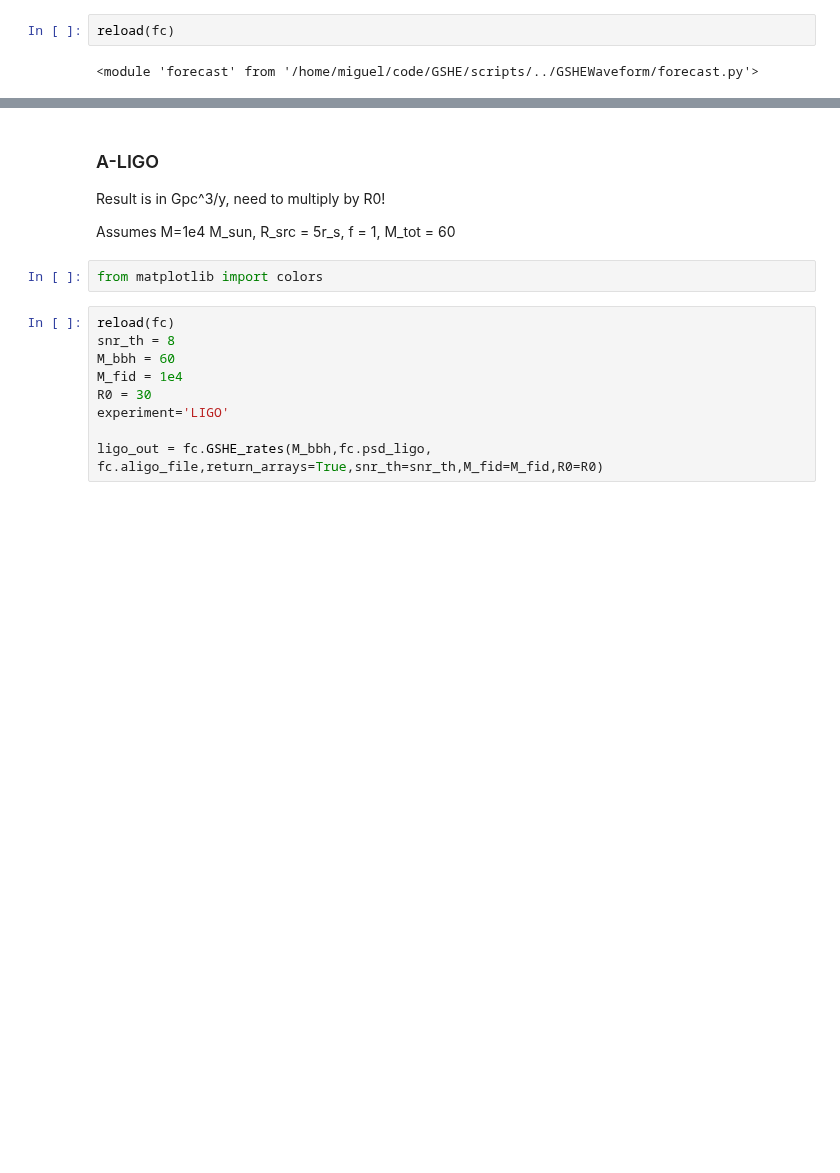
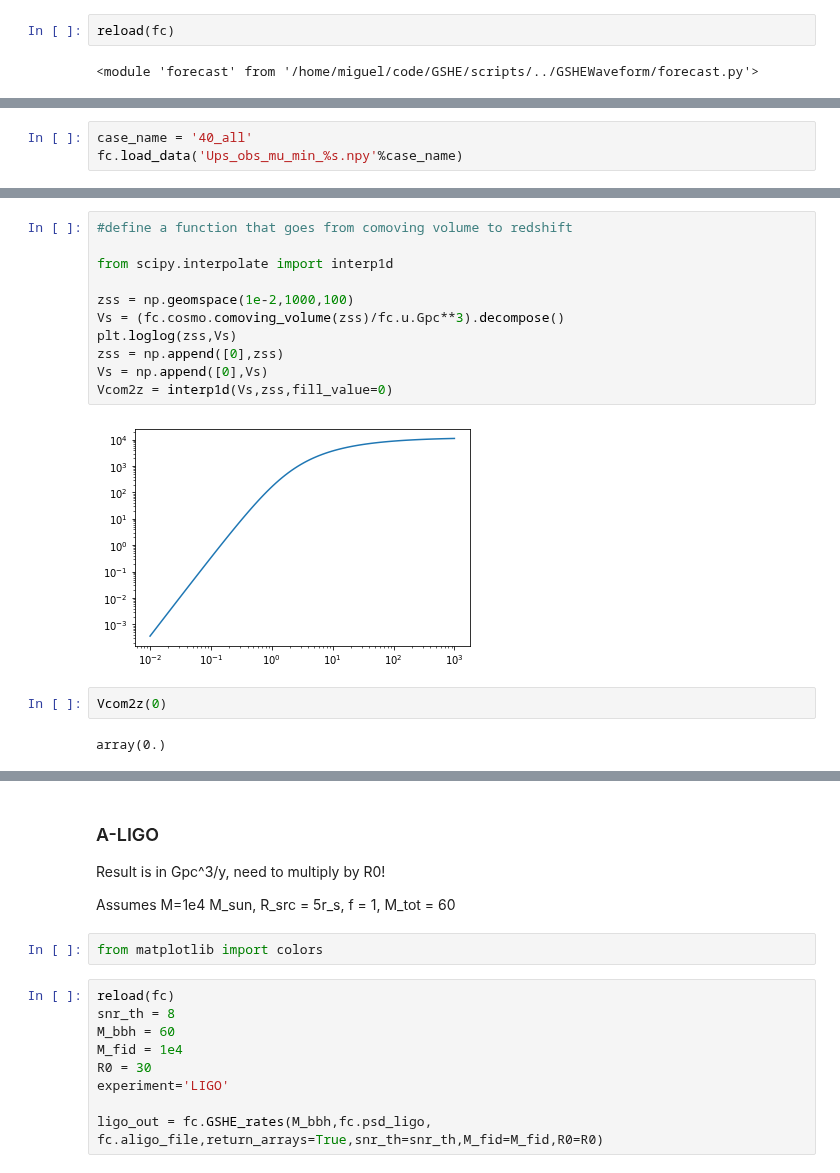
Before and after one commit to Richard-Sti/GSHE_public, a Jupyter notebook: scripts/prospective_constraints.ipynb, the cells around one changed output, grey strips where cells are left out. Saved outputs shown, nothing was run; the diff lists cells and outputs as text; blank space fills up the shorter version.

```diff
--- a/scripts/prospective_constraints.ipynb
+++ b/scripts/prospective_constraints.ipynb
@@ -406,0 +425,3 @@ reload(fc)
+# %%
+case_name = '40_all'
+fc.load_data('Ups_obs_mu_min_%s.npy'%case_name)
@@ -503,0 +498,17 @@ dict_keys(['SNR_th', 'M_fid', 'psd_file', 'M_bbh', 'GSHE_volume [Gpc^3]', 'R0',
+# %%
+#define a function that goes from comoving volume to redshift
+
+from scipy.interpolate import interp1d
+
+zss = np.geomspace(1e-2,1000,100)
+Vs = (fc.cosmo.comoving_volume(zss)/fc.u.Gpc**3).decompose()
+plt.loglog(zss,Vs)
+zss = np.append([0],zss)
+Vs = np.append([0],Vs)
+Vcom2z = interp1d(Vs,zss,fill_value=0)
+# %% [output]
+[figure, added]
+# %%
+Vcom2z(0)
+# %% [output]
+array(0.)
```
Also changed, not shown: parts of 34 cells of this notebook, 11 other files.
